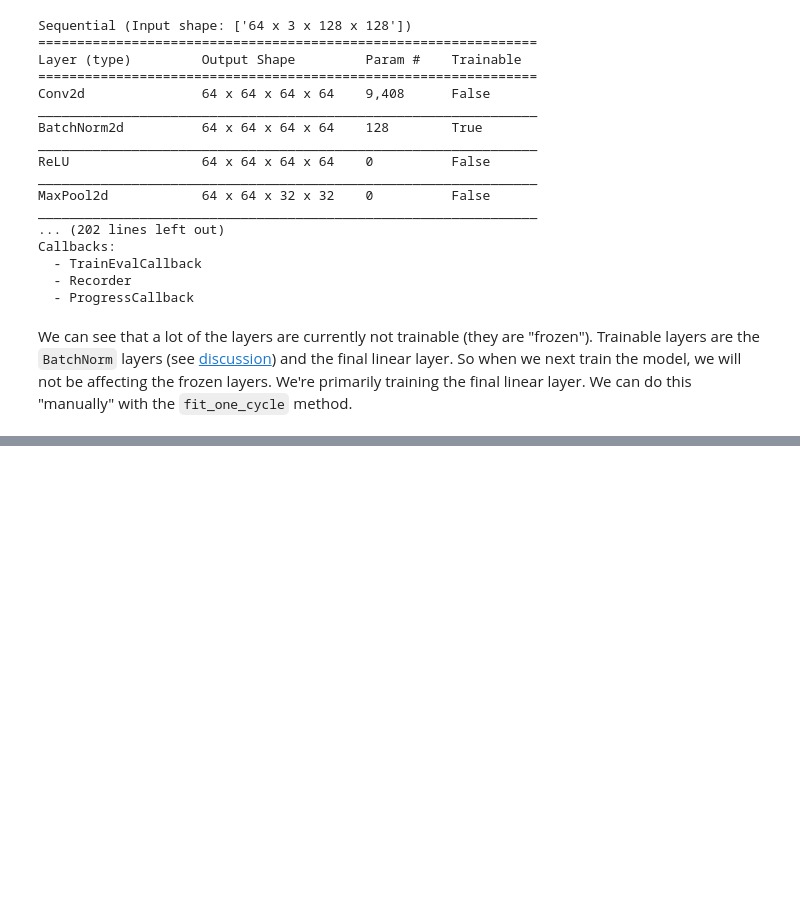
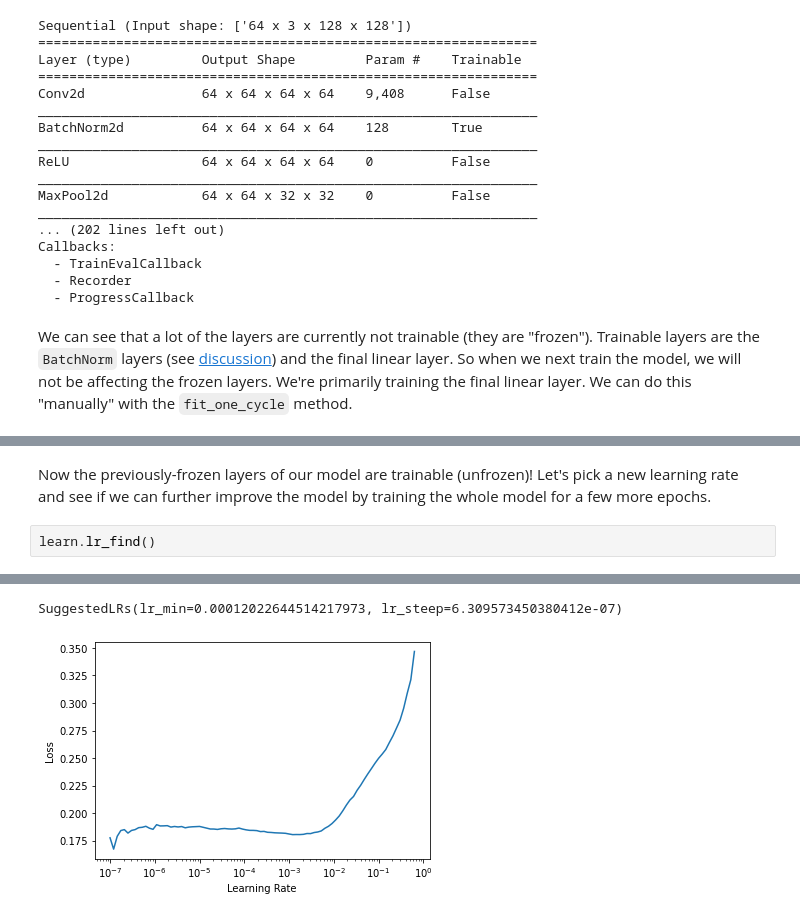
Before and after one commit to djliden/deep_learning_practice, a Jupyter notebook: notebooks/(Un)freezing and Transfer Learning.ipynb, the cells around one changed output, grey strips where cells are left out. Cells and saved outputs as stored; diff of their text form; blank space fills up the shorter version.

```diff
--- a/notebooks/(Un)freezing and Transfer Learning.ipynb
+++ b/notebooks/(Un)freezing and Transfer Learning.ipynb
@@ -111,0 +164,5 @@ KeyboardInterrupt:
+# %% [markdown]
+Now the previously-frozen layers of our model are trainable (unfrozen)! Let's pick a new learning rate and see if we can further improve the model by training the whole model for a few more epochs.
+# %%
+learn.lr_find()
+# %% [output]
@@ -111,0 +170,2 @@ KeyboardInterrupt:
+SuggestedLRs(lr_min=0.00012022644514217973, lr_steep=6.309573450380412e-07)
+[figure, added]
```
Also changed, not shown: parts of 18 cells of this notebook.
